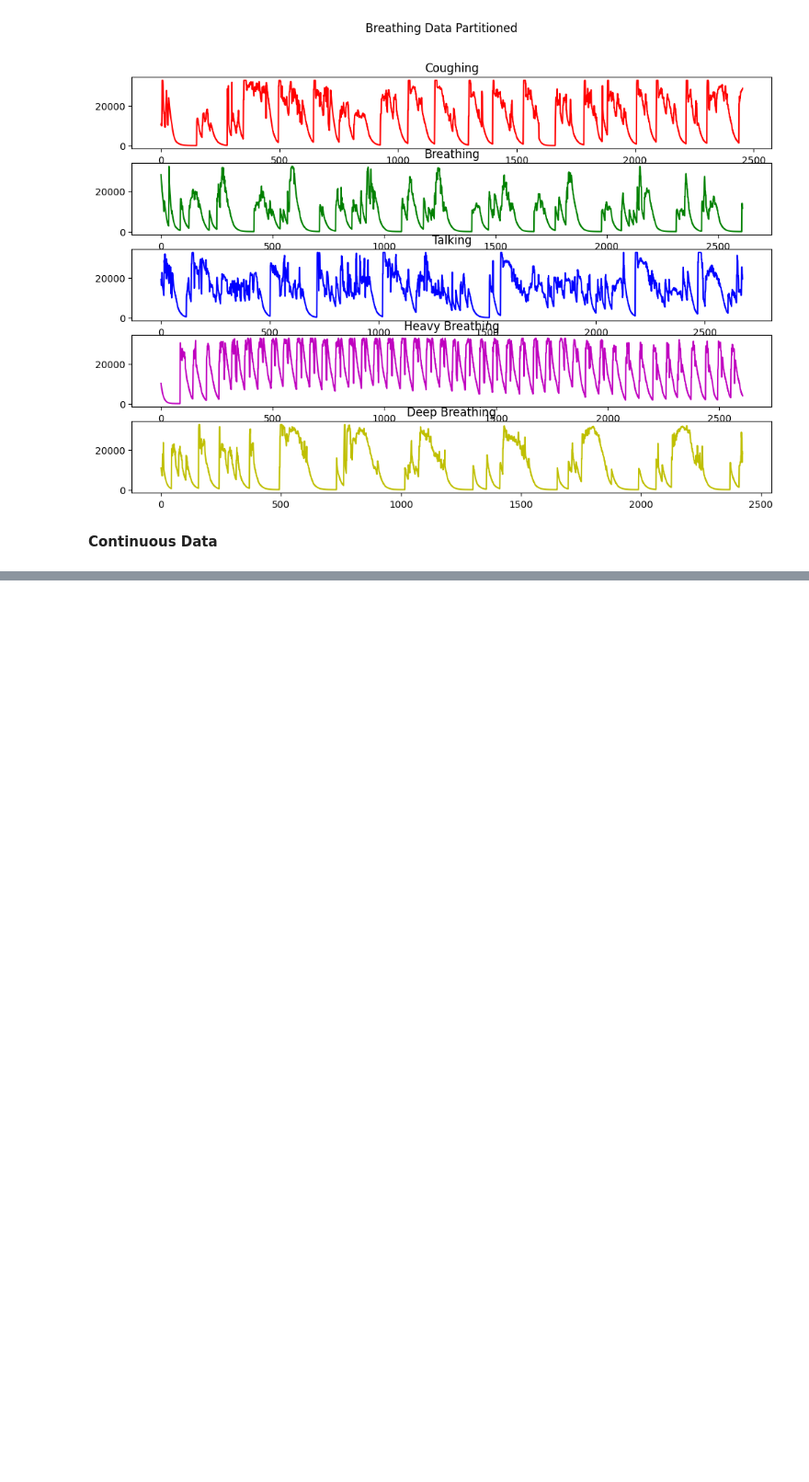
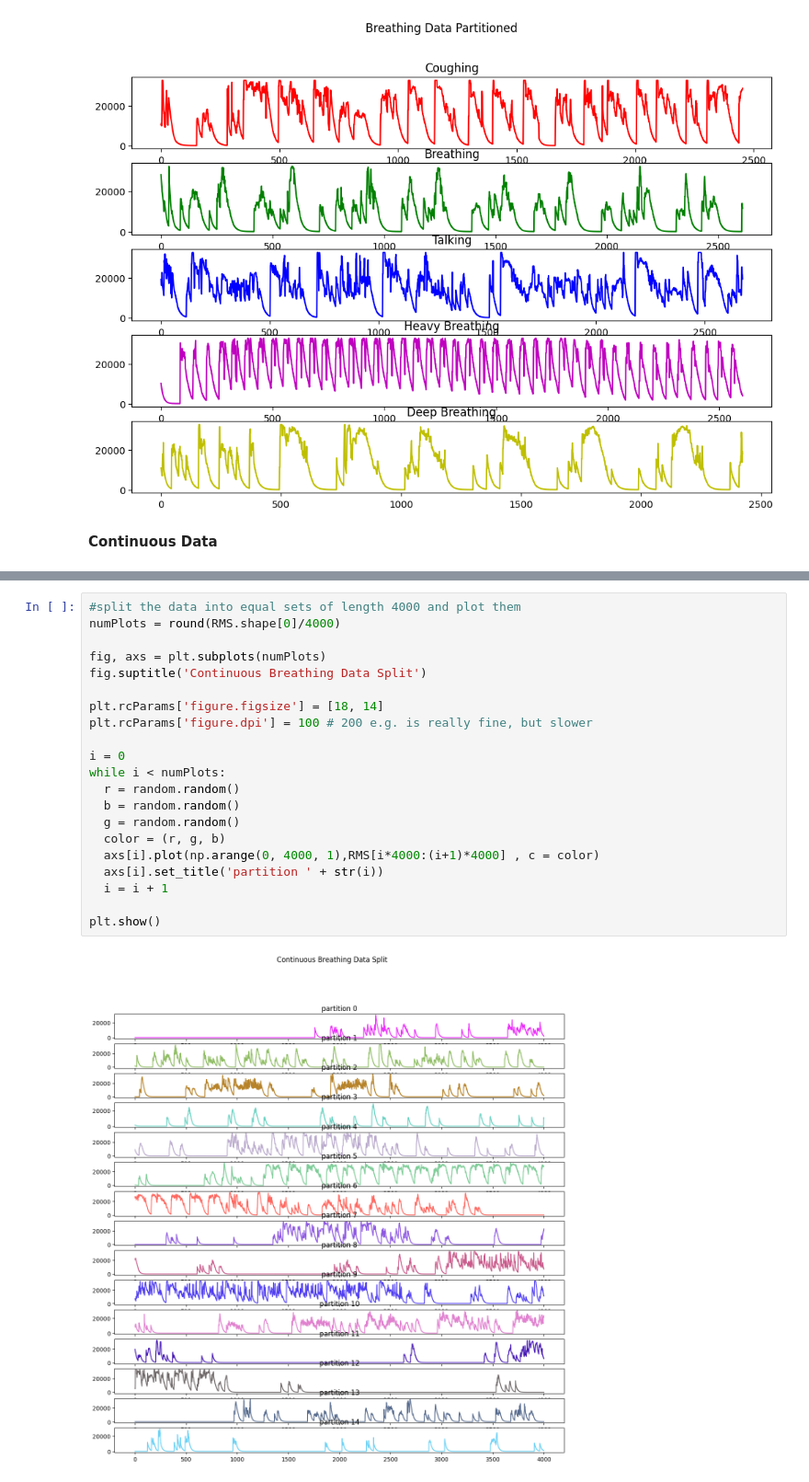
Before and after one commit to yohancsx/SmartMask, a Jupyter notebook: data processing/DataCollectionVisualization.ipynb, the cells around one changed output, grey strips where cells are left out. Shown at 92% size. Drawn from its saved outputs; the diff is of its cells as text; blank space fills up the shorter version.

```diff
--- a/data processing/DataCollectionVisualization.ipynb
+++ b/data processing/DataCollectionVisualization.ipynb
@@ -184,0 +188,23 @@ plt.show()
+# %%
+#split the data into equal sets of length 4000 and plot them
+numPlots = round(RMS.shape[0]/4000)
+
+fig, axs = plt.subplots(numPlots)
+fig.suptitle('Continuous Breathing Data Split')
+
+plt.rcParams['figure.figsize'] = [18, 14]
+plt.rcParams['figure.dpi'] = 100 # 200 e.g. is really fine, but slower
+
+i = 0
+while i < numPlots:
+  r = random.random()
+  b = random.random()
+  g = random.random()
+  color = (r, g, b)
+  axs[i].plot(np.arange(0, 4000, 1),RMS[i*4000:(i+1)*4000] , c = color)
+  axs[i].set_title('partition ' + str(i))
+  i = i + 1
+
+plt.show()
+# %% [output]
+[figure, added]
```
Also changed, not shown: parts of 7 cells of this notebook.
